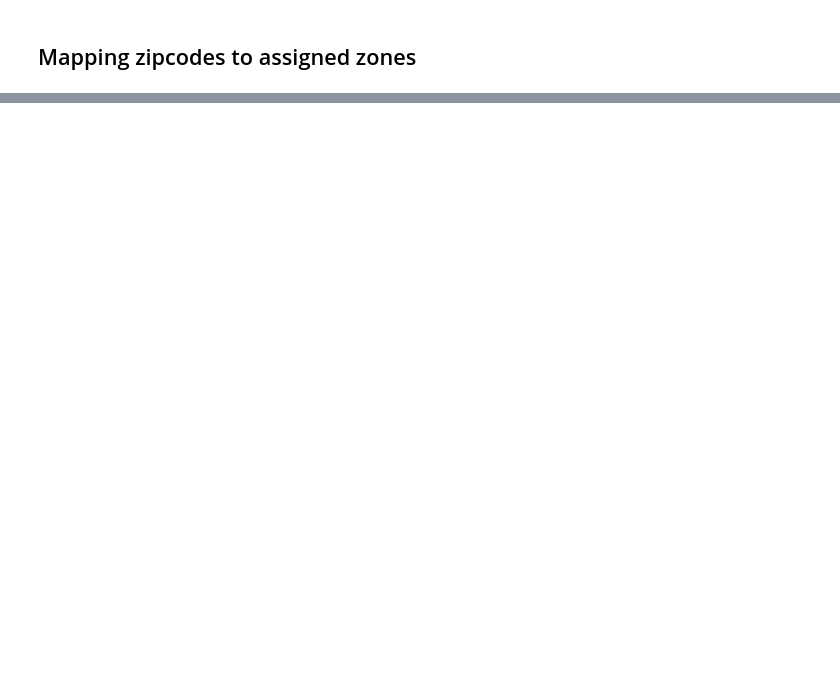
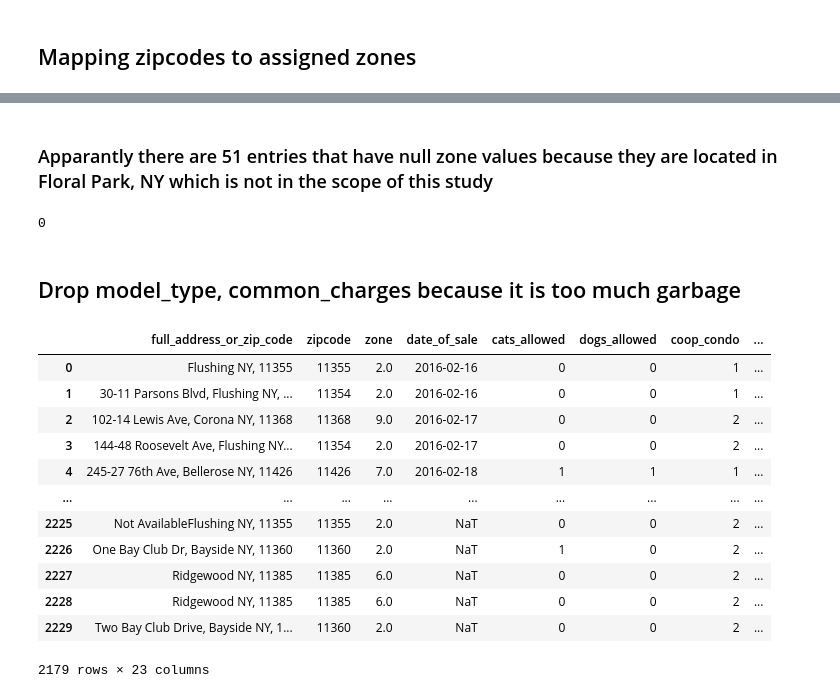
Before and after one commit to floresloyd/predict_queens_appartment_price, a Jupyter notebook: data_cleaning.ipynb, the cells around one changed output, grey strips where cells are left out. Cells and saved outputs as stored; diff of their text form; code cells hidden in the pictures; blank space fills up the shorter version.

```diff
--- a/data_cleaning.ipynb
+++ b/data_cleaning.ipynb
@@ -755,0 +868,26 @@ import missingno as msno    # Library used for visualization of missing data
+# %% [markdown]
+### Apparantly there are 51 entries that have null zone values because they are located in Floral Park, NY which is not in the scope of this study
+# %%
+with_zone_housing_data = housing_data_reduced.dropna(subset=['zone'])
+with_zone_housing_data['zone'].isna().sum()
+# %% [output]
+0
+# %% [markdown]
+## Drop model_type, common_charges because it is too much garbage
+# %%
+with_zone_housing_data = with_zone_housing_data.drop(['model_type', 'common_charges'], axis=1)
+with_zone_housing_data
+# %% [output]
+|  | full_address_or_zip_code | zipcode | zone | date_of_sale | cats_allowed | dogs_allowed | coop_condo | ... |
+| 0 | Flushing NY, 11355 | 11355 | 2.0 | 2016-02-16 | 0 | 0 | 1 | ... |
+| 1 | 30-11 Parsons Blvd, Flushing NY, ... | 11354 | 2.0 | 2016-02-16 | 0 | 0 | 1 | ... |
+| 2 | 102-14 Lewis Ave, Corona NY, 11368 | 11368 | 9.0 | 2016-02-17 | 0 | 0 | 2 | ... |
+| 3 | 144-48 Roosevelt Ave, Flushing NY... | 11354 | 2.0 | 2016-02-17 | 0 | 0 | 2 | ... |
+| 4 | 245-27 76th Ave, Bellerose NY, 11426 | 11426 | 7.0 | 2016-02-18 | 1 | 1 | 1 | ... |
+| ... | ... | ... | ... | ... | ... | ... | ... | ... |
+| 2225 | Not AvailableFlushing NY, 11355 | 11355 | 2.0 | NaT | 0 | 0 | 2 | ... |
+| 2226 | One Bay Club Dr, Bayside NY, 11360 | 11360 | 2.0 | NaT | 1 | 0 | 2 | ... |
+| 2227 | Ridgewood NY, 11385 | 11385 | 6.0 | NaT | 0 | 0 | 2 | ... |
+| 2228 | Ridgewood NY, 11385 | 11385 | 6.0 | NaT | 0 | 0 | 2 | ... |
+| 2229 | Two Bay Club Drive, Bayside NY, 1... | 11360 | 2.0 | NaT | 0 | 0 | 2 | ... |
+2179 rows × 23 columns
```
Also changed, not shown: parts of 28 cells of this notebook, 4 other files.
